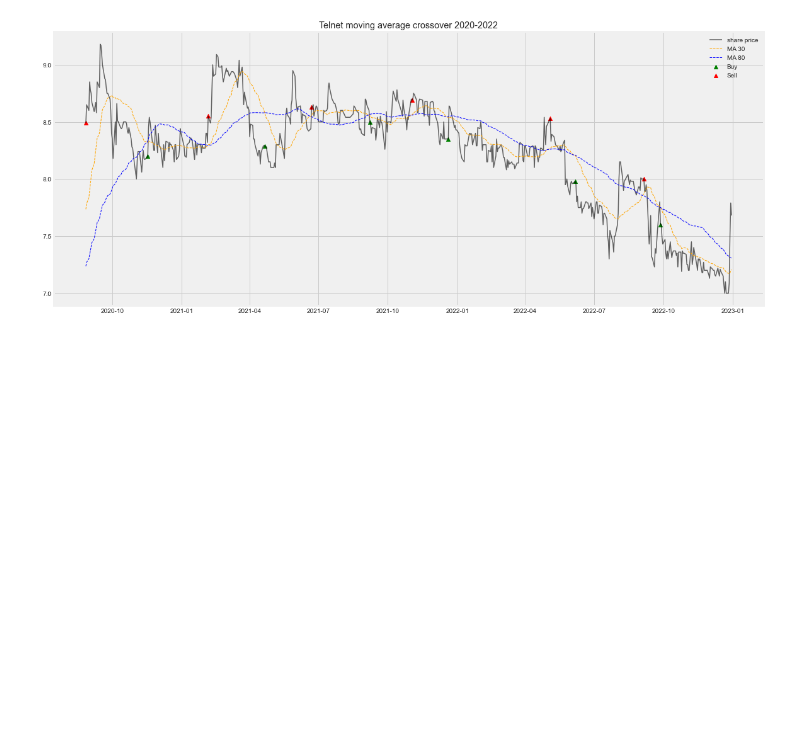
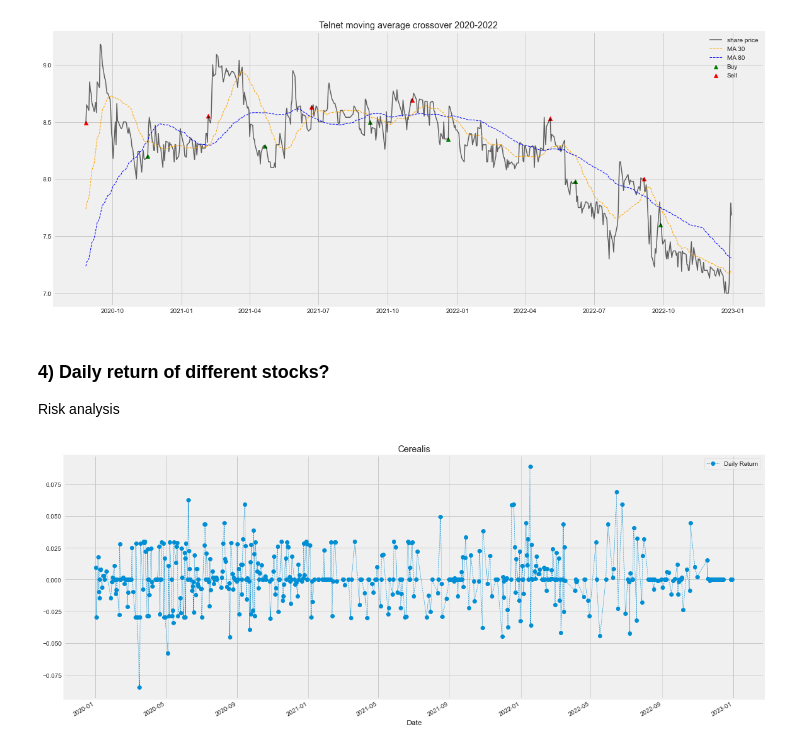
Before and after one commit to azizamari/tunisian_stock_market, a Jupyter notebook: data_analysis.ipynb, the cells around one changed output. Saved outputs shown, nothing was run; the diff lists cells and outputs as text; code cells hidden in the pictures; blank space fills up the shorter version.

Commit message:
Daily return of Cerealis

```diff
--- a/data_analysis.ipynb
+++ b/data_analysis.ipynb
@@ -284,3 +287,23 @@ plt.title('Telnet moving average crossover 2020-2022')
 plt.savefig('figures/moving_average_crossover.jpg', dpi=300)
 # %% [output]
 [figure]
+# %% [markdown]
+### 4) Daily return of different stocks?
+Risk analysis
+# %%
+creal_data=pd.read_csv('data/CREAL.csv')
+biat_data=pd.read_csv('data/BIAT.csv')
+# %%
+creal_data.index = pd.to_datetime(creal_data['Date'], format = '%Y-%m-%d')
+creal_data.sort_index(inplace=True)
+# %%
+creal_data['Daily Return'] = creal_data['Close'].pct_change()
+# %%
+creal_data.dropna(inplace=True)
+# %%
+plt.figure(figsize=(18,8))
+creal_data[creal_data.index>'2020-01-01']['Daily Return'].plot(legend=True, linestyle='--', marker='o', linewidth=0.6)
+plt.title('Cerealis')
+plt.savefig('figures/cerealis_daily_return.jpg', dpi=300)
+# %% [output]
+[figure, added]
```
Also changed, not shown: parts of 3 cells of this notebook, 1 other file.
